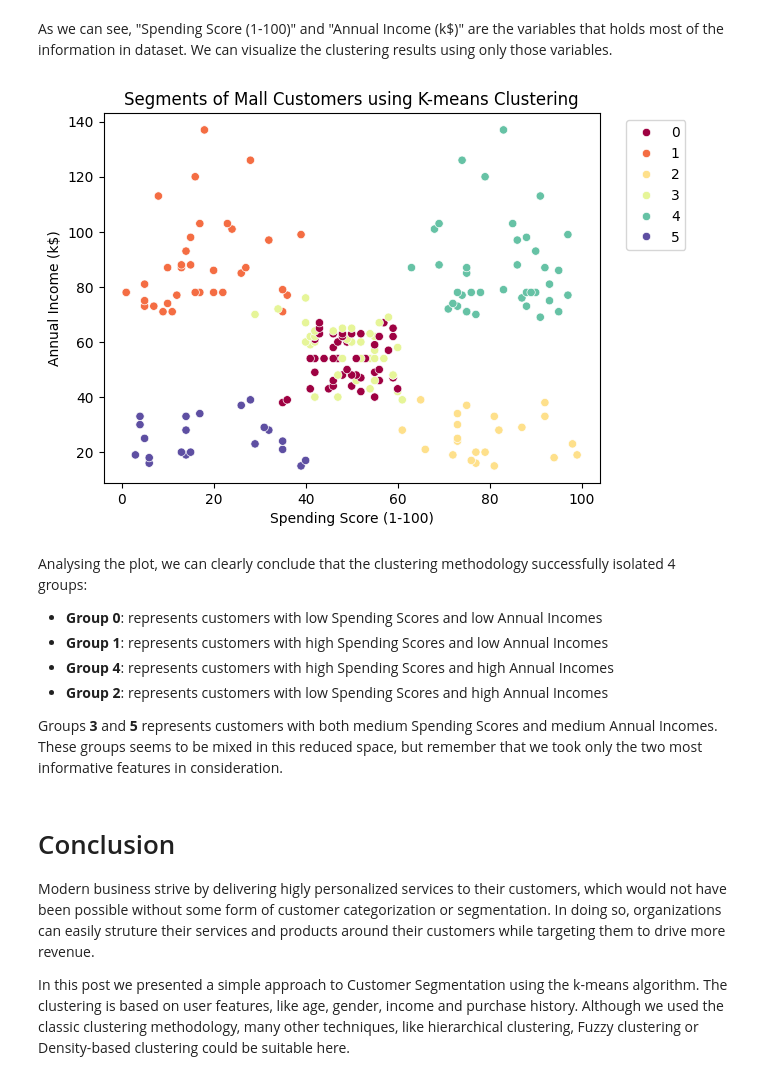
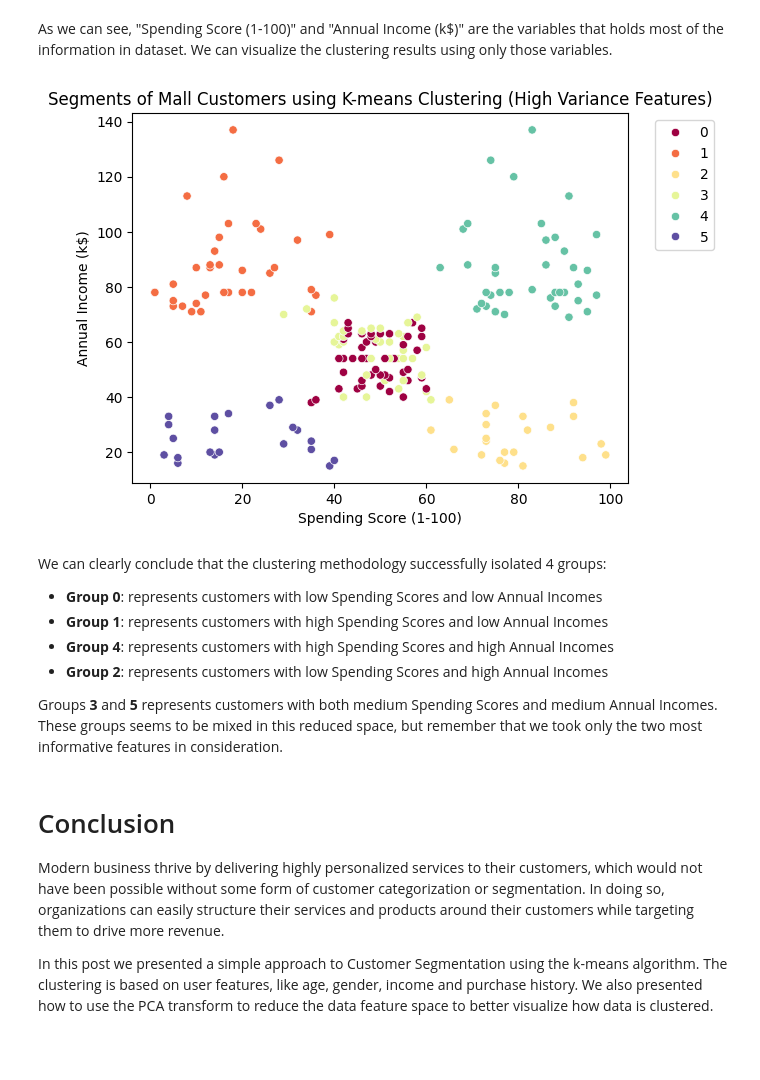
Before and after one commit to TheCamilovisk/DataScienceMiniProjects, a Jupyter notebook: CustomerSegmentation/CustomerSegmentation.ipynb, the cells around one changed output. Drawn from its saved outputs; the diff is of its cells as text; code cells hidden in the pictures; blank space fills up the shorter version.

```diff
--- a/CustomerSegmentation/CustomerSegmentation.ipynb
+++ b/CustomerSegmentation/CustomerSegmentation.ipynb
@@ -43,16 +56,6 @@ The data is composed by the following variables:
 ## Exploratory Data Analysis
 
 Let's begin by downloading our data. Here I'll use the [kaggle API](https://github.com/Kaggle/kaggle-api) package, but you are free to donwload it manually or by other means.
-# %%
-import os
-
-import pandas as pd
-import numpy as np
-
-import seaborn as sns
-import matplotlib.pyplot as plt
-
-plt.style.use("default")
 # %%
 if not os.path.isfile("Mall_Customers.csv"):
     !kaggle datasets download -d vjchoudhary7/customer-segmentation-tutorial-in-python
@@ -239,4 +257,4 @@ def get_clustering_inertia(k, data):
 # %% [markdown]
 To be used by the k-means algorithm, all variables must be of **numeric** type. As **Gender** contains only two values, we'll replace all "Male" occurences by 0 and "Female" occurrences by 1.
 # %%
-customer_data["Gender"].replace({"Male": 0, "Female": 1}, inplace=True)
+customer_data["Gender"] = customer_data["Gender"].replace({"Male": 0, "Female": 1})
@@ -420,6 +441,6 @@ Why have we did this? The `explained_variance_` attribute now contains the amoun
 # %%
-com_order = pc_full.explained_variance_.argsort()
-var_sorted_columns = customer_data.columns[com_order]
+component_order = pc_full.explained_variance_.argsort()
+var_sorted_columns = customer_data.columns[component_order]
 var_sorted_columns
 
 ax = sns.barplot(y=var_sorted_columns, x=pc_full.explained_variance_)
@@ -429,16 +450,23 @@ plt.title("Feature variation amount");
 # %% [markdown]
 As we can see, "Spending Score (1-100)" and "Annual Income (k$)" are the variables that holds most of the information in dataset. We can visualize the clustering results using only those variables.
 # %%
-cmap = cm.get_cmap("Spectral", n_clusters)
+cmap = matplotlib.colormaps["Spectral"]
 
-ax = sns.scatterplot(x=var_sorted_columns[0], y=var_sorted_columns[1], data=customer_data,
-                     hue=cluster_labels, palette=cmap)
-ax.set_title("Segments of Mall Customers using K-means Clustering")
+ax = sns.scatterplot(
+    x=var_sorted_columns[0],
+    y=var_sorted_columns[1],
+    data=customer_data,
+    hue=cluster_labels,
+    palette=cmap,
+)
+ax.set_title(
+    "Segments of Mall Customers using K-means Clustering (High Variance Features)"
+)
 ax.legend(bbox_to_anchor=(1.04, 1), loc="upper left");
 # %% [output]
-[figure, old version]
+[figure, new version]
 # %% [markdown]
-Analysing the plot, we can clearly conclude that the clustering methodology successfully isolated 4 groups:
+We can clearly conclude that the clustering methodology successfully isolated 4 groups:
 - **Group 0**: represents customers with low Spending Scores and low Annual Incomes
 - **Group 1**: represents customers with high Spending Scores and low Annual Incomes
 - **Group 4**: represents customers with high Spending Scores and high Annual Incomes
@@ -448,9 +476,9 @@ Groups **3** and **5** represents customers with both medium Spending Scores and
 # %% [markdown]
 # Conclusion
 
-Modern business strive by delivering higly personalized services to their customers, which would not have been possible without some form of customer categorization or segmentation. In doing so, organizations can easily struture their services and products around their customers while targeting them to drive more revenue.
+Modern business thrive by delivering highly personalized services to their customers, which would not have been possible without some form of customer categorization or segmentation. In doing so, organizations can easily structure their services and products around their customers while targeting them to drive more revenue.
 
-In this post we presented a simple approach to Customer Segmentation using the k-means algorithm. The clustering is based on user features, like age, gender, income and purchase history. Although we used the classic clustering methodology, many other techniques, like hierarchical clustering, Fuzzy clustering or Density-based clustering could be suitable here.
+In this post we presented a simple approach to Customer Segmentation using the k-means algorithm. The clustering is based on user features, like age, gender, income and purchase history. We also presented how to use the PCA transform to reduce the data feature space to better visualize how data is clustered.
 # %% [markdown]
 # References
 
```
Also changed, not shown: parts of 39 cells of this notebook, 3 other files.
